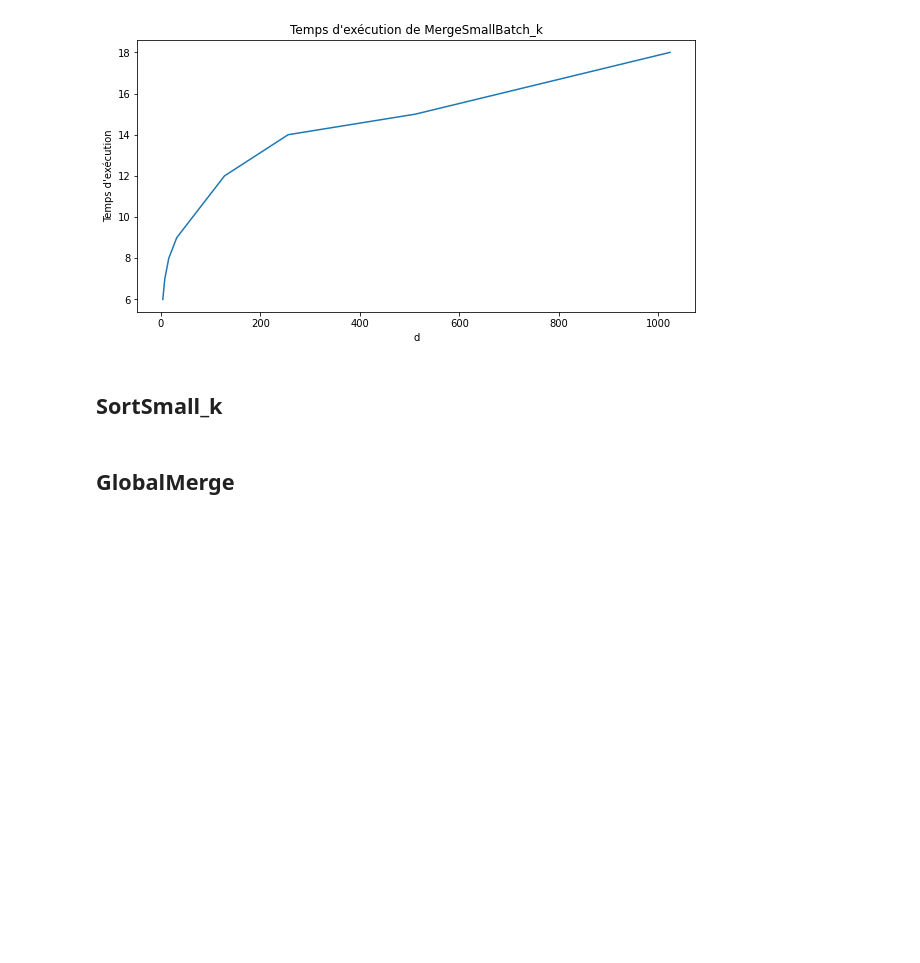
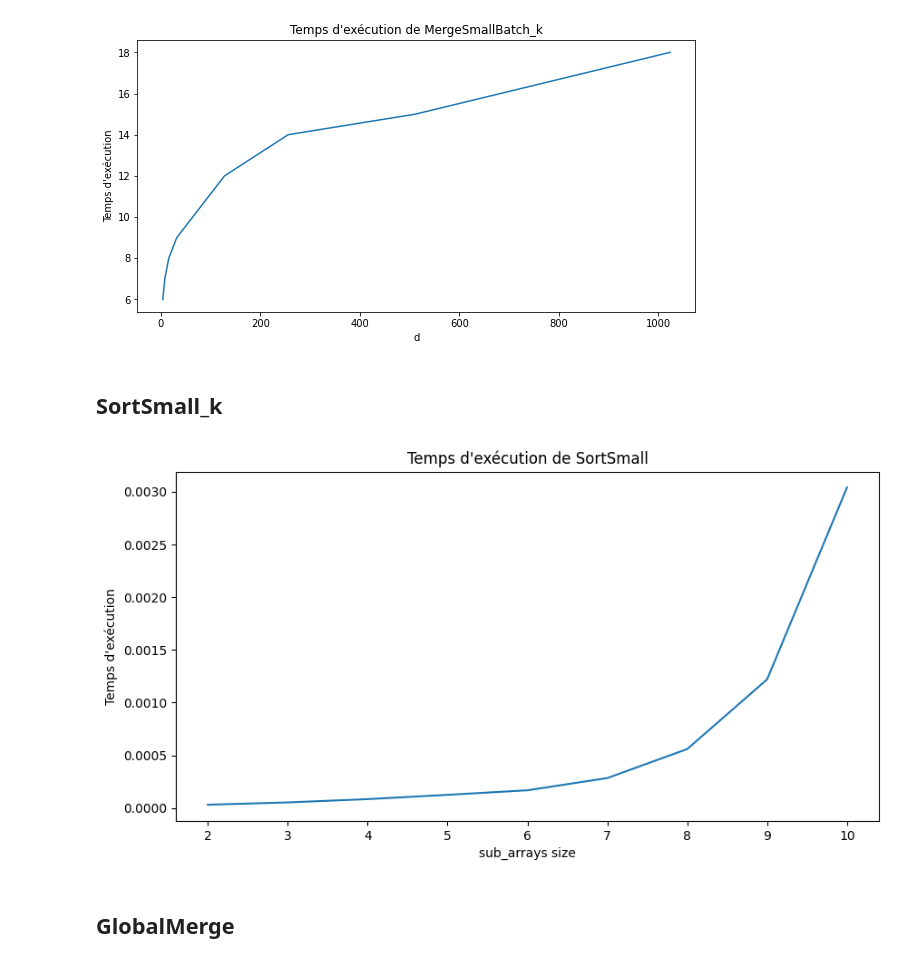
Before and after one commit to Poubenne/HPC_Project_5A, a Jupyter notebook: plots.ipynb, the cells around one changed output. Saved outputs shown, nothing was run; the diff lists cells and outputs as text; code cells hidden in the pictures; blank space fills up the shorter version.

```diff
--- a/plots.ipynb
+++ b/plots.ipynb
@@ -33,6 +33,20 @@ plt.show()
 [figure]
 # %% [markdown]
 ## SortSmall_k
+# %%
+sizes = [4, 8, 16, 32, 64, 128, 256, 512, 1024]
+sizes = np.log2(sizes)
+#Average execution times in microseconds (Average over 100000 runs)
+exec_times = [0.000031, 0.000053, 0.000084, 0.000125, 0.000168, 0.000284, 0.000559, 0.001220, 0.003040]
+# %%
+plt.figure(figsize=[10,5])
+plt.plot(sizes, exec_times)
+plt.title("Temps d'exécution de SortSmall")
+plt.xlabel("sub_arrays size")
+plt.ylabel("Temps d'exécution")
+plt.show()
+# %% [output]
+[figure, added]
 # %% [markdown]
 ## GlobalMerge
 # %%
```
Also changed, not shown: parts of 3 cells of this notebook, 2 other files.
